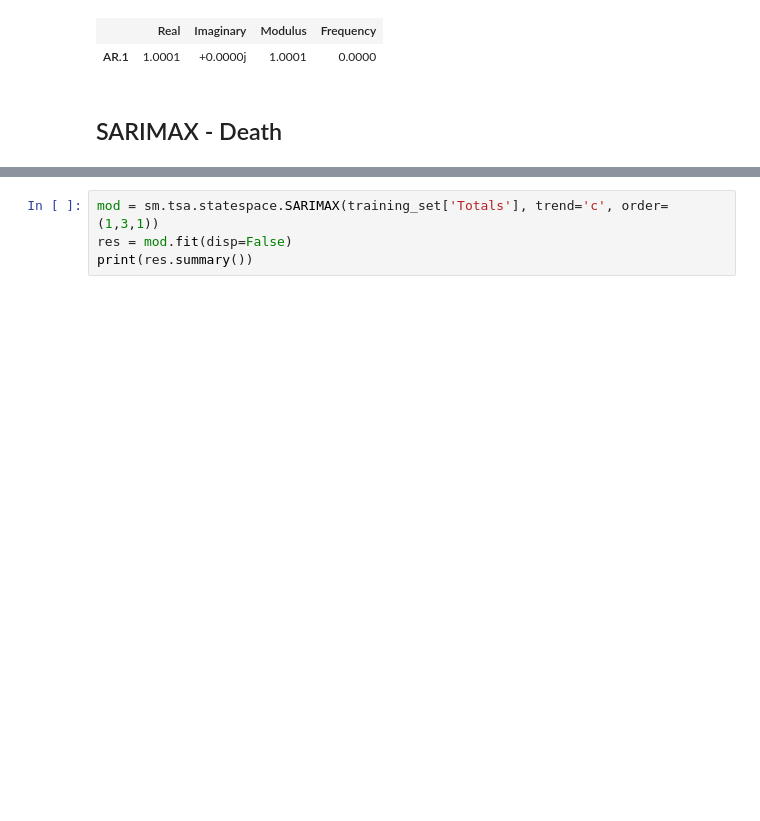
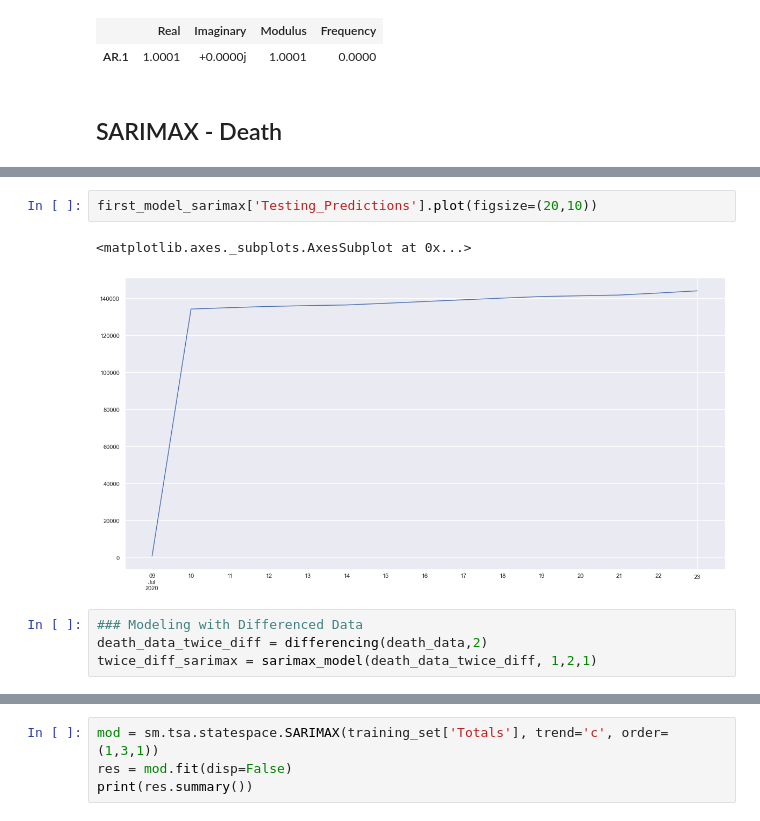
Before and after one commit to GabeSArn/time_series, a Jupyter notebook: index_ga.ipynb, the cells around one changed output, grey strips where cells are left out. Saved outputs shown, nothing was run; the diff lists cells and outputs as text; blank space fills up the shorter version.

```diff
--- a/index_ga.ipynb
+++ b/index_ga.ipynb
@@ -356,0 +330,9 @@ Warnings:
+# %%
+first_model_sarimax['Testing_Predictions'].plot(figsize=(20,10))
+# %% [output]
+<matplotlib.axes._subplots.AxesSubplot at 0x...>
+[figure, added]
+# %%
+### Modeling with Differenced Data
+death_data_twice_diff = differencing(death_data,2)
+twice_diff_sarimax = sarimax_model(death_data_twice_diff, 1,2,1)
```
Also changed, not shown: parts of 18 cells of this notebook.
